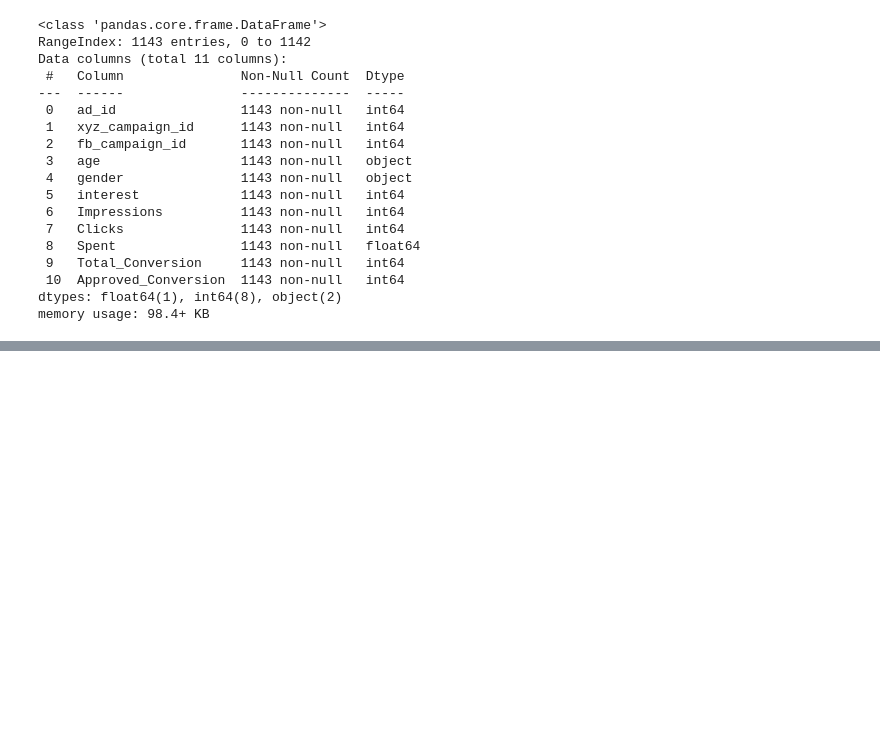
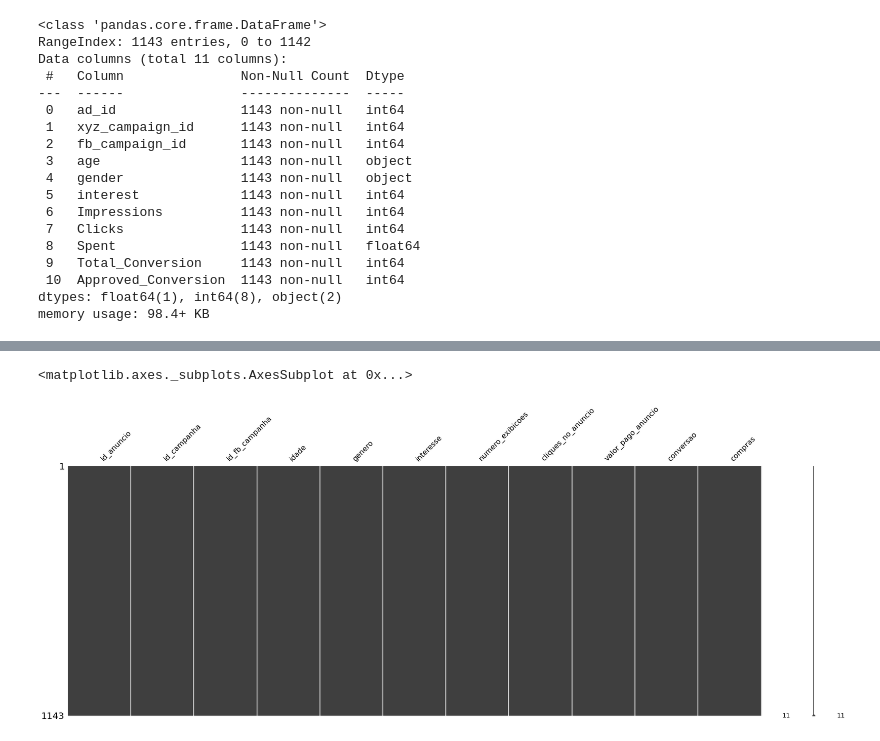
Before and after one commit to ErickaMB/inteligenciaartificialparainiciantes, a Jupyter notebook: Inteligência_Artificial_na_Prática_para_Iniciantes_EBAC_Projeto1.ipynb, the cells around one changed output, grey strips where cells are left out. Drawn from its saved outputs; the diff is of its cells as text; code cells hidden in the pictures; blank space fills up the shorter version.

Commit message:
Finalização do projeto
projeto final de análise de dados e inteligência artificial para uma base de dados de marketing

```diff
--- a/Inteligência_Artificial_na_Prática_para_Iniciantes_EBAC_Projeto1.ipynb
+++ b/Inteligência_Artificial_na_Prática_para_Iniciantes_EBAC_Projeto1.ipynb
@@ -98,0 +142,5 @@ memory usage: 98.4+ KB
+# %%
+df.rename(columns = {'ad_id': 'id_anuncio', 'xyz_campaign_id': 'id_campanha', 'fb_campaign_id': 'id_fb_campanha',
+                     'age': 'idade', 'gender': 'genero', 'interest': 'interesse', 'Impressions': 'numero_exibicoes',
+                     'Clicks': 'cliques_no_anuncio', 'Spent': 'valor_pago_anuncio', 'Total_Conversion': 'conversao',
+                     'Approved_Conversion': 'compras'}, inplace = True)
@@ -98,0 +209,5 @@ memory usage: 98.4+ KB
+# %%
+missingno.matrix(df, figsize=(30, 10)) #para mostrar a visualização se há dados faltantes
+# %% [output]
+<matplotlib.axes._subplots.AxesSubplot at 0x...>
+[figure, added]
```
Also changed, not shown: parts of 74 cells of this notebook.
